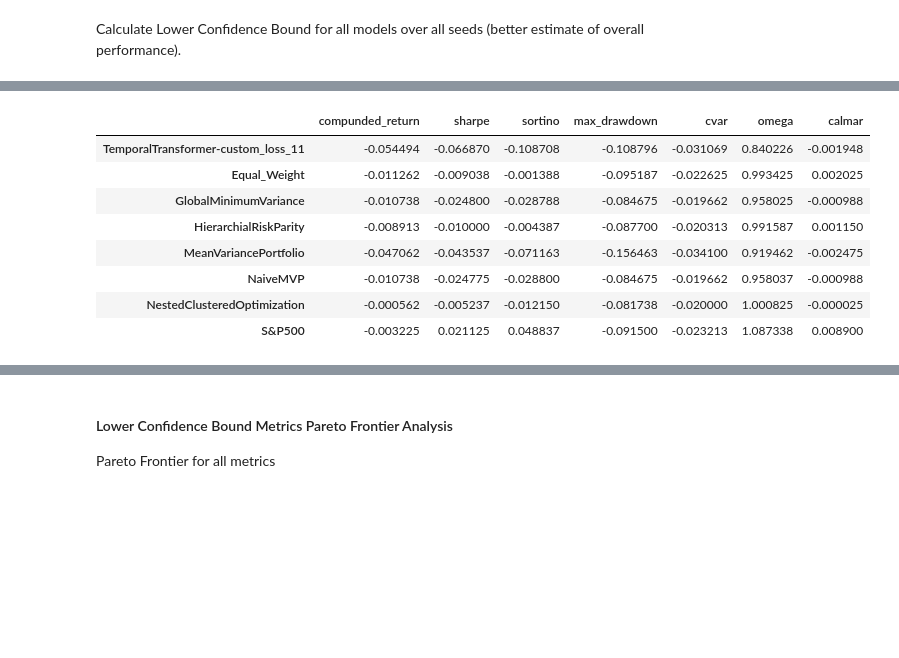
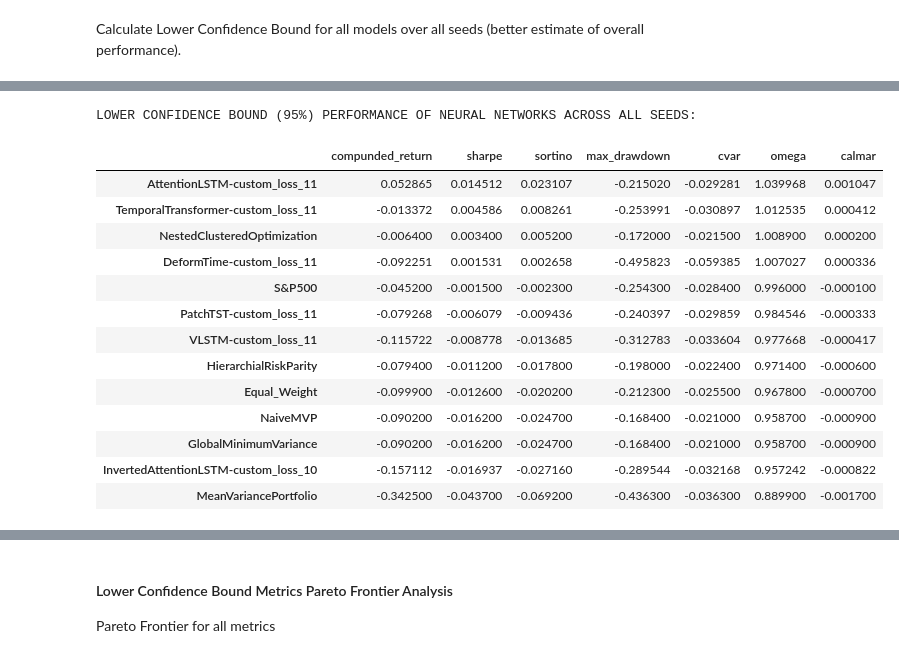
Before and after one commit to travisdesell/exact, a Jupyter notebook: financial_loss_functions/exploration/test_analysis.ipynb, the cells around one changed output, grey strips where cells are left out. Saved outputs shown, nothing was run; the diff lists cells and outputs as text; code cells hidden in the pictures; blank space fills up the shorter version.

```diff
--- a/financial_loss_functions/exploration/test_analysis.ipynb
+++ b/financial_loss_functions/exploration/test_analysis.ipynb
@@ -156,21 +111,28 @@ test_returns_deserial = deserialize_np_dict(test_returns)
 all_benches = TradModelLibrary.list_models()
 all_benches.extend([EQ_WT_NAME, SP500_NAME])
 
-nn_seed_rets = {}
-bench_rets = {}
-for seed_or_bench, modls_dict in test_returns_deserial.items():
-    if seed_or_bench in all_benches:
-        bench_rets[seed_or_bench] = modls_dict
-    else:
-        nn_seed_rets[seed_or_bench] = modls_dict
+nn_seed_rets = test_returns_deserial['nn_models']
+bench_rets = test_returns_deserial['benchmarks']
+# for seed_or_bench, modls_dict in test_returns_deserial.items():
+#     if seed_or_bench in all_benches:
+#         bench_rets[seed_or_bench] = modls_dict
+#     else:
+#         nn_seed_rets[seed_or_bench] = modls_dict
 # %%
-# Remove date range keys
+# Remove date range keys for nn returns
 nn_seed_rets_no_dates = {seed: {} for seed in nn_seed_rets.keys()}
 for seed, seed_perfs in nn_seed_rets.items():
     for modl_name, windows_dict in seed_perfs.items():
         nn_seed_rets_no_dates[seed][modl_name] = np.stack(
             [wind_rets for dates, wind_rets in windows_dict.items()]
         )
+
+# Remove date range keys for benchmarks
+bench_rets_no_dates = {name: {} for name in bench_rets.keys()}
+for modl_name, windows_dict in bench_rets.items():
+        bench_rets_no_dates[modl_name] = np.stack(
+            [wind_rets for dates, wind_rets in windows_dict.items()]
+        )
 # %% [markdown]
 Calculate Lower Confidence Bound for all models over all seeds (better estimate of overall performance).
 # %%
@@ -196,4 +160,15 @@ n_seeds = n.iloc[0, 0]   # or n['sharpe'].iloc[0] if column exists
 t_val = stats.t.ppf(0.95, df=n_seeds-1)
 
 lower_bound_df = avg_perf_metrics - t_val * (std_perf_metrics / np.sqrt(n_seeds))
+# %%
+# Calculate performance of benchmark portfolios (no seeds)
+
+evaluator = Evaluator(
+    eval_returns=None,
+    ba_eval=None,
+    all_daily_returns=bench_rets_no_dates, # Deserialize dict: replace lists with np.array()
+    metrics_lib=MetricLibrary.items()
+)
+
+bench_perfs = evaluator.calc_pf_performances()
 # %% [markdown]
@@ -201,16 +200,24 @@ Adding benchmarks and tradional models to the above dataframe. We do not need to
 # %%
 lower_bound_df = pd.concat(
-    [lower_bound_df, test_avg_perf[test_avg_perf.index.isin(all_benches)]],
+    [lower_bound_df, bench_perfs],
     axis=0
 )
+lower_bound_df = lower_bound_df.sort_values(by='sharpe', ascending=False)
+print('LOWER CONFIDENCE BOUND (95%) PERFORMANCE OF NEURAL NETWORKS ACROSS ALL SEEDS:')
 lower_bound_df
 # %% [output]
+LOWER CONFIDENCE BOUND (95%) PERFORMANCE OF NEURAL NETWORKS ACROSS ALL SEEDS:
 |  | compunded_return | sharpe | sortino | max_drawdown | cvar | omega | calmar |
-| TemporalTransformer-custom_loss_11 | -0.054494 | -0.066870 | -0.108708 | -0.108796 | -0.031069 | 0.840226 | -0.001948 |
-| Equal_Weight | -0.011262 | -0.009038 | -0.001388 | -0.095187 | -0.022625 | 0.993425 | 0.002025 |
-| GlobalMinimumVariance | -0.010738 | -0.024800 | -0.028788 | -0.084675 | -0.019662 | 0.958025 | -0.000988 |
-| HierarchialRiskParity | -0.008913 | -0.010000 | -0.004387 | -0.087700 | -0.020313 | 0.991587 | 0.001150 |
-| MeanVariancePortfolio | -0.047062 | -0.043537 | -0.071163 | -0.156463 | -0.034100 | 0.919462 | -0.002475 |
-| NaiveMVP | -0.010738 | -0.024775 | -0.028800 | -0.084675 | -0.019662 | 0.958037 | -0.000988 |
-| NestedClusteredOptimization | -0.000562 | -0.005237 | -0.012150 | -0.081738 | -0.020000 | 1.000825 | -0.000025 |
-| S&P500 | -0.003225 | 0.021125 | 0.048837 | -0.091500 | -0.023213 | 1.087338 | 0.008900 |
+| AttentionLSTM-custom_loss_11 | 0.052865 | 0.014512 | 0.023107 | -0.215020 | -0.029281 | 1.039968 | 0.001047 |
+| TemporalTransformer-custom_loss_11 | -0.013372 | 0.004586 | 0.008261 | -0.253991 | -0.030897 | 1.012535 | 0.000412 |
+| NestedClusteredOptimization | -0.006400 | 0.003400 | 0.005200 | -0.172000 | -0.021500 | 1.008900 | 0.000200 |
+| DeformTime-custom_loss_11 | -0.092251 | 0.001531 | 0.002658 | -0.495823 | -0.059385 | 1.007027 | 0.000336 |
+| S&P500 | -0.045200 | -0.001500 | -0.002300 | -0.254300 | -0.028400 | 0.996000 | -0.000100 |
+| PatchTST-custom_loss_11 | -0.079268 | -0.006079 | -0.009436 | -0.240397 | -0.029859 | 0.984546 | -0.000333 |
+| VLSTM-custom_loss_11 | -0.115722 | -0.008778 | -0.013685 | -0.312783 | -0.033604 | 0.977668 | -0.000417 |
+| HierarchialRiskParity | -0.079400 | -0.011200 | -0.017800 | -0.198000 | -0.022400 | 0.971400 | -0.000600 |
+| Equal_Weight | -0.099900 | -0.012600 | -0.020200 | -0.212300 | -0.025500 | 0.967800 | -0.000700 |
+| NaiveMVP | -0.090200 | -0.016200 | -0.024700 | -0.168400 | -0.021000 | 0.958700 | -0.000900 |
+| GlobalMinimumVariance | -0.090200 | -0.016200 | -0.024700 | -0.168400 | -0.021000 | 0.958700 | -0.000900 |
+| InvertedAttentionLSTM-custom_loss_10 | -0.157112 | -0.016937 | -0.027160 | -0.289544 | -0.032168 | 0.957242 | -0.000822 |
+| MeanVariancePortfolio | -0.342500 | -0.043700 | -0.069200 | -0.436300 | -0.036300 | 0.889900 | -0.001700 |
```
Also changed, not shown: parts of 18 cells of this notebook.
